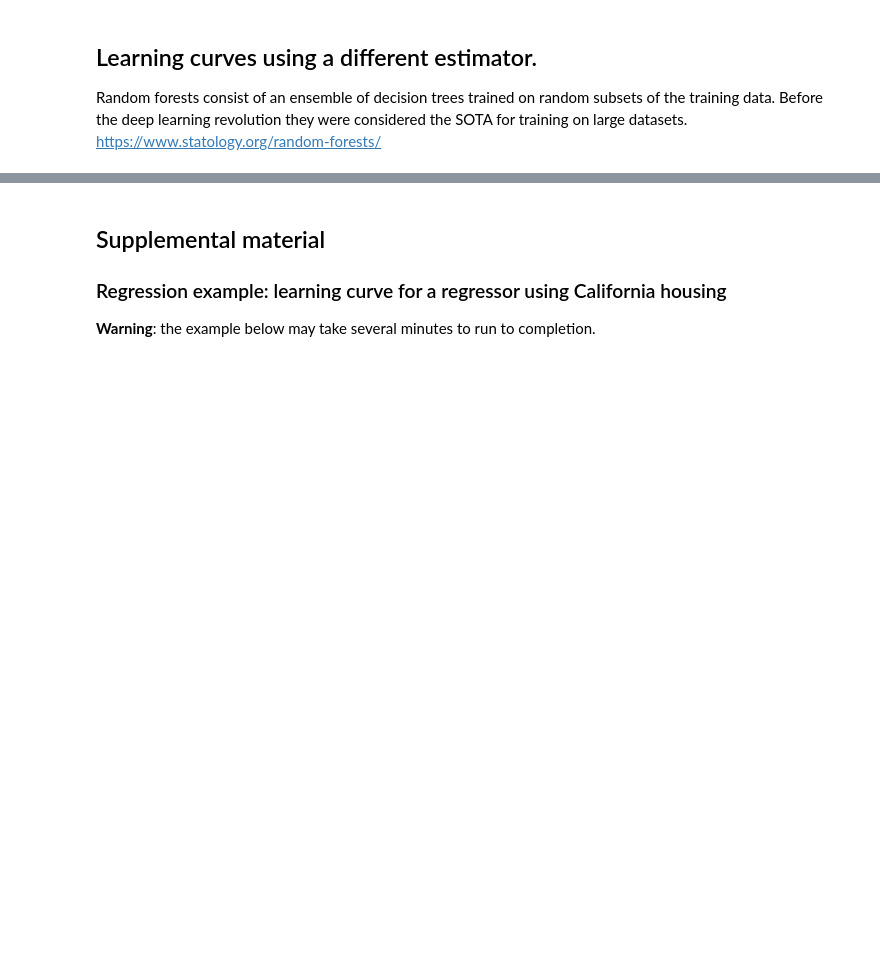
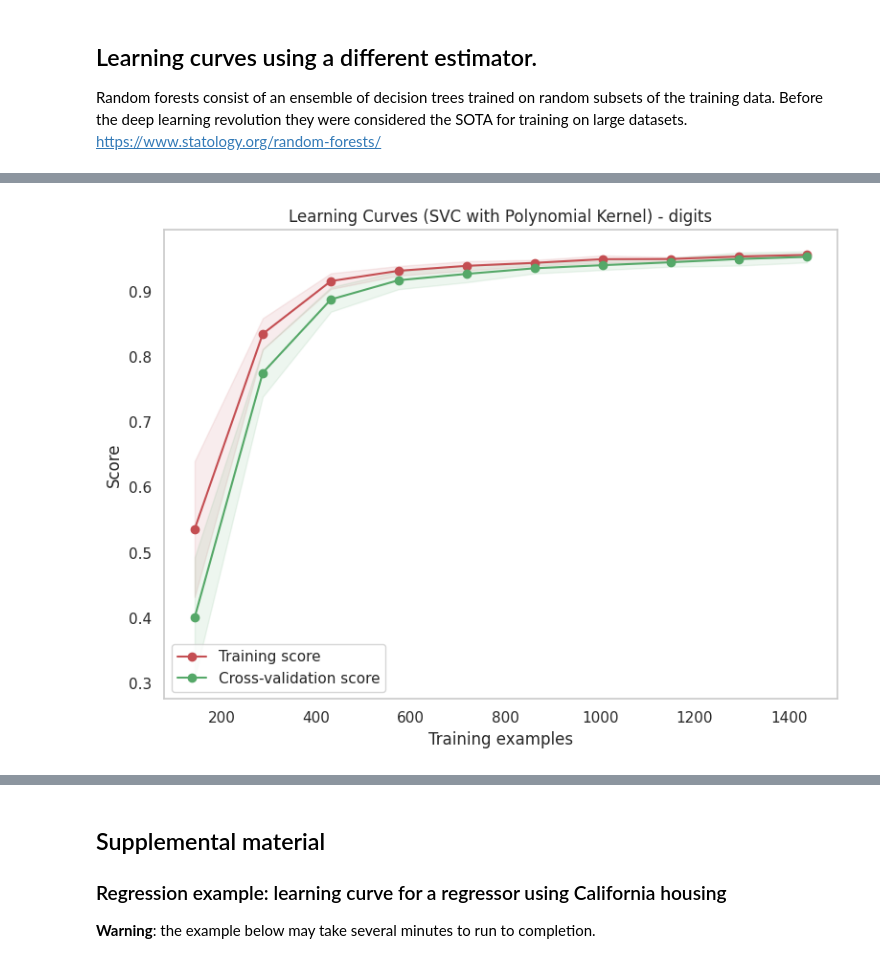
Before and after one commit to domokos-lorant/ml-self-study, a Jupyter notebook: lesson01_learning_curve_exercise.ipynb, the cells around one changed output, grey strips where cells are left out. Cells and saved outputs as stored; diff of their text form; code cells hidden in the pictures; blank space fills up the shorter version.

```diff
--- a/lesson01_learning_curve_exercise.ipynb
+++ b/lesson01_learning_curve_exercise.ipynb
@@ -173,0 +212,7 @@ The `breast_cancer` dataset consists of a binary classification problem predicti
+# %%
+# SVC with different kernel
+estimator_svc_poly = make_pipeline(StandardScaler(), SVC(kernel='poly', degree=3, C=1.0, coef0=1.0))
+plot_learning_curve(estimator, 'Learning Curves (SVC with Polynomial Kernel) - digits', X, y, cv=cv, n_jobs=1, train_sizes=np.linspace(0.1, 1.0, 10))
+plt.show()
+# %% [output]
+[figure, added]
```
Also changed, not shown: parts of 8 cells of this notebook, 3 other files.
